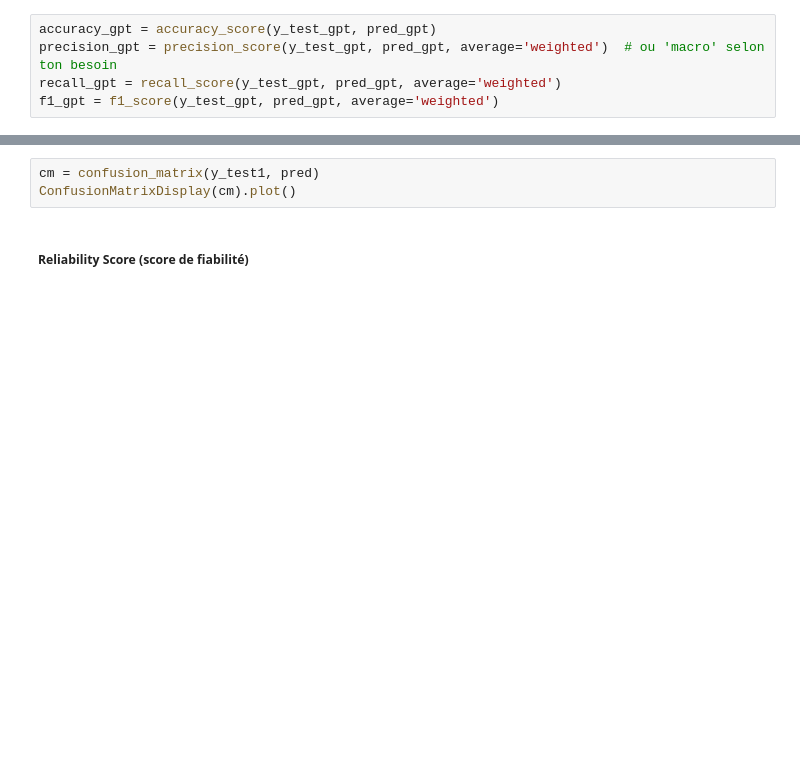
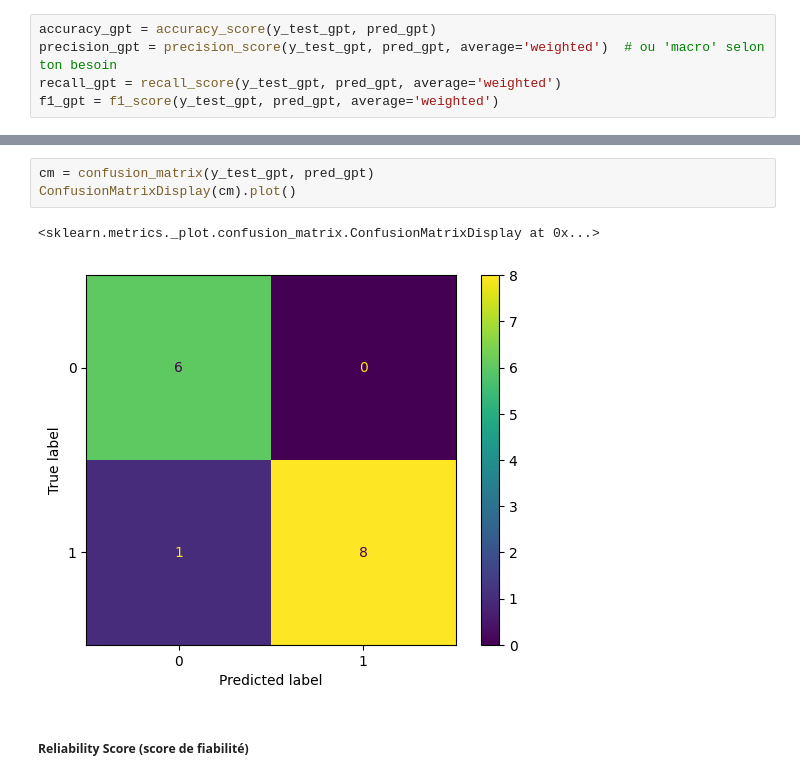
Before and after one commit to avnerelbaz3500/Statapp-Phishing, a Jupyter notebook: main.ipynb, the cells around one changed output, grey strips where cells are left out. Drawn from its saved outputs; the diff is of its cells as text; blank space fills up the shorter version.

```diff
--- a/main.ipynb
+++ b/main.ipynb
@@ -601,6 +606,9 @@ print("F1 Score :", f1_gpt)
 # %%
-cm = confusion_matrix(y_test1, pred)
+cm = confusion_matrix(y_test_gpt, pred_gpt)
 ConfusionMatrixDisplay(cm).plot()
+# %% [output]
+<sklearn.metrics._plot.confusion_matrix.ConfusionMatrixDisplay at 0x...>
+[figure, added]
 # %% [markdown]
 ##### Reliability Score (score de fiabilité)
 # %% [markdown]
```
Also changed, not shown: parts of 22 cells of this notebook.
